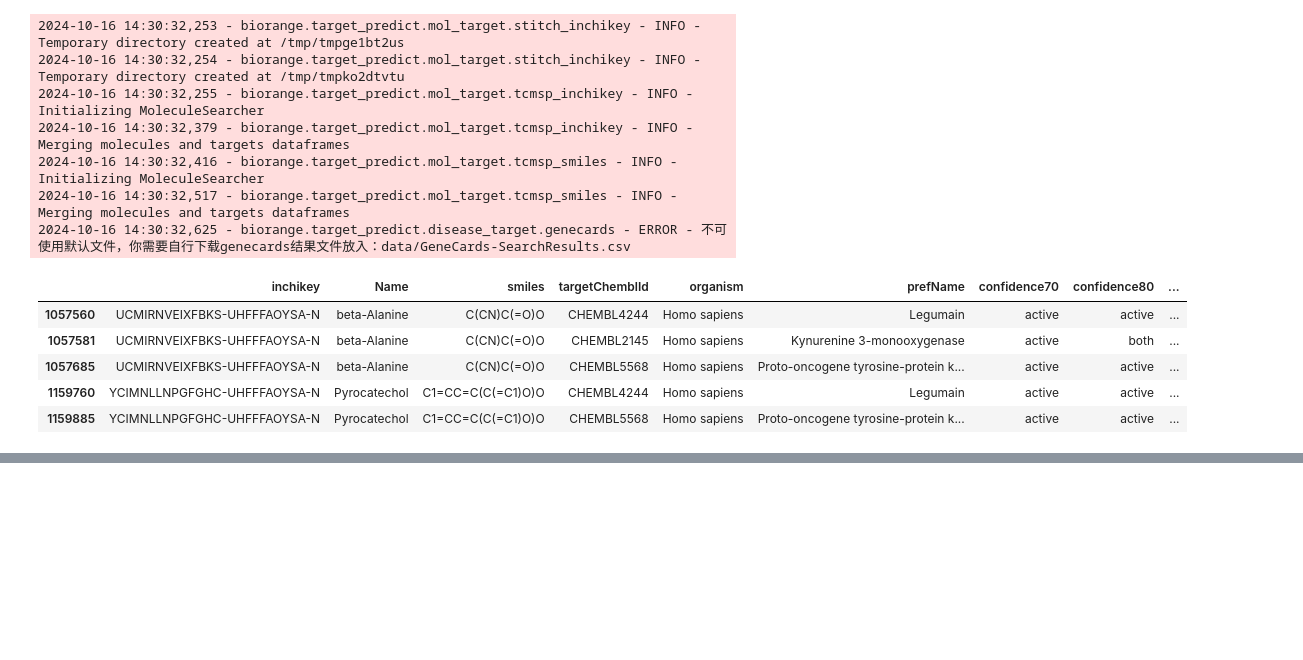
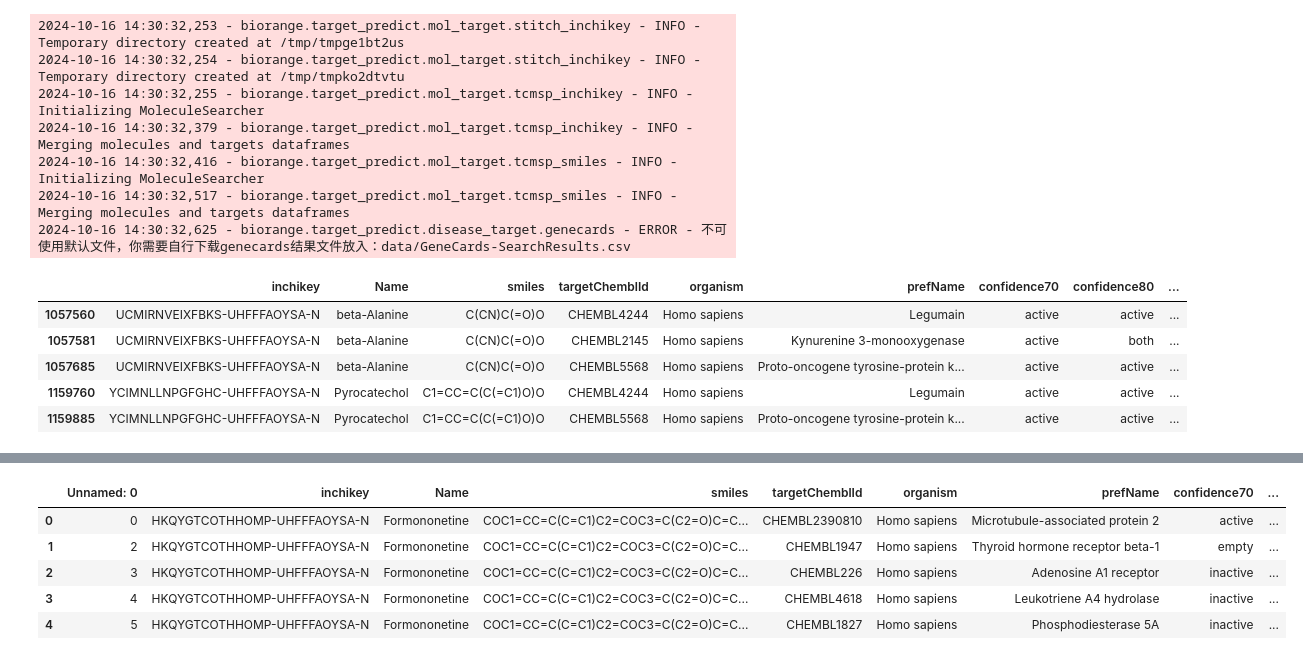
Before and after one commit to sgdscixh/biorange, a Jupyter notebook: notebooks/example.ipynb, the cells around one changed output, grey strips where cells are left out. Cells and saved outputs as stored; diff of their text form; code cells hidden in the pictures; blank space fills up the shorter version.

```diff
--- a/notebooks/example.ipynb
+++ b/notebooks/example.ipynb
@@ -83,0 +132,12 @@ chembl_inchikey_target(compound_input)
+# %%
+import pandas as pd
+
+table = pd.read_csv("/home/liuyan/projects/package/biorange/biorange/data/chembl_25_targets_internal_data_homo.csv.gz")
+table.head()
+# %% [output]
+|  | Unnamed: 0 | inchikey | Name | smiles | targetChemblId | organism | prefName | confidence70 | ... |
+| 0 | 0 | HKQYGTCOTHHOMP-UHFFFAOYSA-N | Formononetine | COC1=CC=C(C=C1)C2=COC3=C(C2=O)C=C... | CHEMBL2390810 | Homo sapiens | Microtubule-associated protein 2 | active | ... |
+| 1 | 2 | HKQYGTCOTHHOMP-UHFFFAOYSA-N | Formononetine | COC1=CC=C(C=C1)C2=COC3=C(C2=O)C=C... | CHEMBL1947 | Homo sapiens | Thyroid hormone receptor beta-1 | empty | ... |
+| 2 | 3 | HKQYGTCOTHHOMP-UHFFFAOYSA-N | Formononetine | COC1=CC=C(C=C1)C2=COC3=C(C2=O)C=C... | CHEMBL226 | Homo sapiens | Adenosine A1 receptor | inactive | ... |
+| 3 | 4 | HKQYGTCOTHHOMP-UHFFFAOYSA-N | Formononetine | COC1=CC=C(C=C1)C2=COC3=C(C2=O)C=C... | CHEMBL4618 | Homo sapiens | Leukotriene A4 hydrolase | inactive | ... |
+| 4 | 5 | HKQYGTCOTHHOMP-UHFFFAOYSA-N | Formononetine | COC1=CC=C(C=C1)C2=COC3=C(C2=O)C=C... | CHEMBL1827 | Homo sapiens | Phosphodiesterase 5A | inactive | ... |
```
Also changed, not shown: parts of 3 cells of this notebook, 1 other file.
